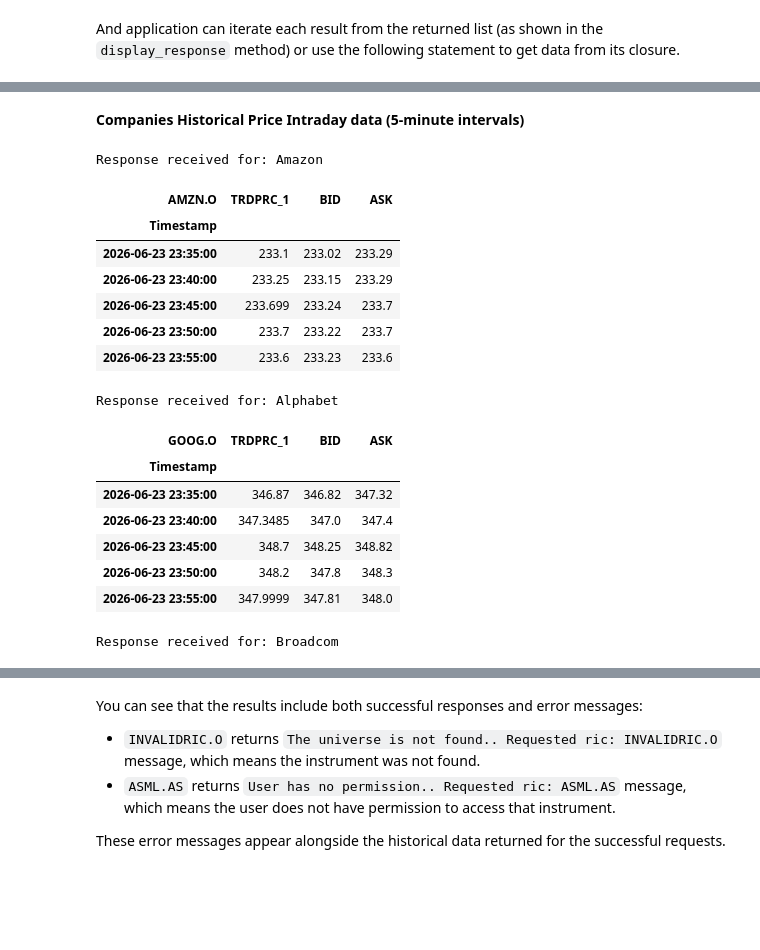
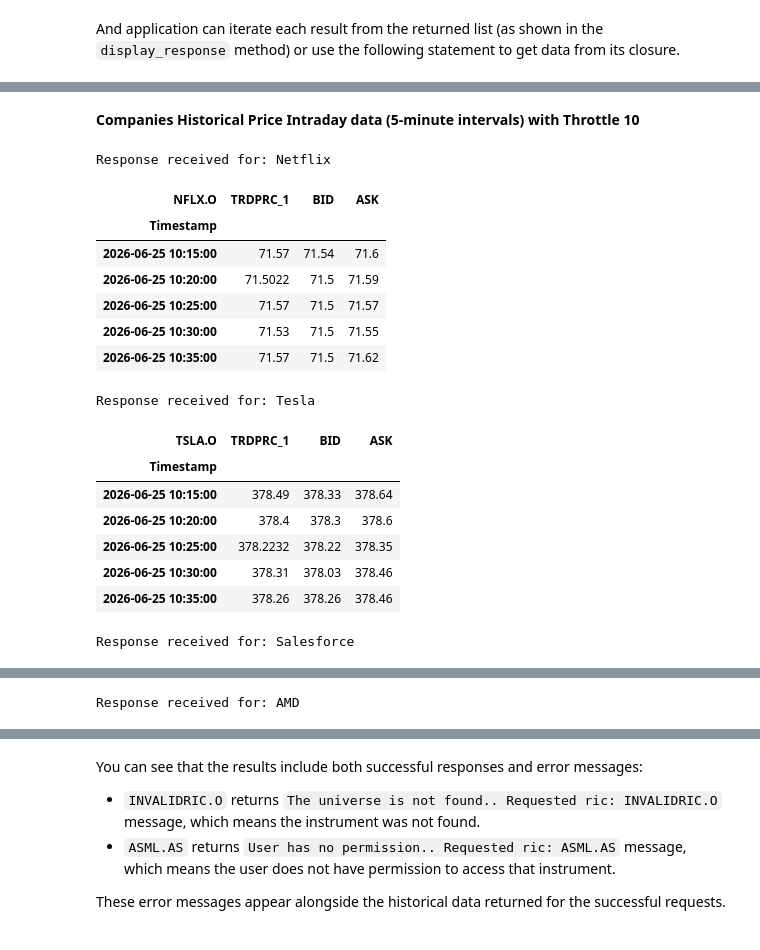
Before and after one commit to LSEG-API-Samples/Example.RDP.DataLibrary.Python.Async, a Jupyter notebook: notebook/ld_notebook_async_gather.ipynb, the cells around one changed output, grey strips where cells are left out. Drawn from its saved outputs; the diff is of its cells as text; code cells hidden in the pictures; blank space fills up the shorter version.

Commit message:
Updated the main notebook and article to use semaphore. The next step is fixing performance notebook.

```diff
--- a/notebook/ld_notebook_async_gather.ipynb
+++ b/notebook/ld_notebook_async_gather.ipynb
@@ -286,42 +394,59 @@ You can use the `asyncio.gather` with `historical_pricing.summaries.Definition`
 # %%
+throttle_limit = 10
+semaphore = asyncio.Semaphore(throttle_limit)  # Number of simultaneous tasks to run
+
+
+async def fetch_intraday_with_throttle(ric, company):
+    """Fetch intraday data for a given RIC and company with concurrency limit."""
+    async with semaphore:
+        return await historical_pricing.summaries.Definition(
+            universe=ric,
+            fields=INTRADAY_FIELDS,
+            count=5,
+            interval=Intervals.FIVE_MINUTES,
+        ).get_data_async(closure=company)
+
+
 try:
-    # Create a concurrent batch of event requests for the first three instruments.
-    # The star-unpack passes each coroutine as a separate argument to gather.
-    tasks = asyncio.gather(
-        *[
-            historical_pricing.summaries.Definition(universe=ric, fields=INTRADAY_FIELDS, count=5, interval = Intervals.FIVE_MINUTES).get_data_async(closure=company)
-            for ric, company in list_of_rics_companies[3:6]
-        ],
-        return_exceptions=True  # Prevent gather from raising immediately on the first exception; we want to collect all results.
+    # Create a concurrent batch of intraday requests with a semaphore limit.
+    tasks = [
+        fetch_intraday_with_throttle(ric, company)
+        for ric, company in list_of_rics_companies[10:30]
+    ]
+
+    historical_data = await asyncio.gather(  # pylint: disable=await-outside-async
+        *tasks,
+        return_exceptions=True
     )
 
-    # Wait for the entire batch to finish and collect all response objects.
-    # Default gather behavior: if any task raises an exception, it is raised at this await line.
-    historical_data = await tasks  # pylint: disable=await-outside-async
-
-    # Display a section header before printing each response output.
-    display(Markdown("**Companies Historical Price Intraday data (5-minute intervals)**"))
-    # Show each response DataFrame on success; otherwise print the HTTP status code.
+    # Show a title for this batch.
+    display(
+        Markdown(
+            "**Companies Historical Price Intraday data (5-minute intervals) "
+            f"with Throttle {throttle_limit}**"
+        )
+    )
+    # Print each result: DataFrame on success, status/error on failure.
     display_response(historical_data)
 except* LDError as errors:
     for error in errors.exceptions:
         print(error)
 # %% [output]
-**Companies Historical Price Intraday data (5-minute intervals)**
+**Companies Historical Price Intraday data (5-minute intervals) with Throttle 10**
-Response received for: Amazon
+Response received for: Netflix
-| AMZN.O | TRDPRC_1 | BID | ASK |
+| NFLX.O | TRDPRC_1 | BID | ASK |
 | Timestamp |  |  |  |
-| 2026-06-23 23:35:00 | 233.1 | 233.02 | 233.29 |
-| 2026-06-23 23:40:00 | 233.25 | 233.15 | 233.29 |
-| 2026-06-23 23:45:00 | 233.699 | 233.24 | 233.7 |
-| 2026-06-23 23:50:00 | 233.7 | 233.22 | 233.7 |
-| 2026-06-23 23:55:00 | 233.6 | 233.23 | 233.6 |
+| 2026-06-25 10:15:00 | 71.57 | 71.54 | 71.6 |
+| 2026-06-25 10:20:00 | 71.5022 | 71.5 | 71.59 |
+| 2026-06-25 10:25:00 | 71.57 | 71.5 | 71.57 |
+| 2026-06-25 10:30:00 | 71.53 | 71.5 | 71.55 |
+| 2026-06-25 10:35:00 | 71.57 | 71.5 | 71.62 |
-Response received for: Alphabet
+Response received for: Tesla
-| GOOG.O | TRDPRC_1 | BID | ASK |
+| TSLA.O | TRDPRC_1 | BID | ASK |
 | Timestamp |  |  |  |
-| 2026-06-23 23:35:00 | 346.87 | 346.82 | 347.32 |
-| 2026-06-23 23:40:00 | 347.3485 | 347.0 | 347.4 |
-| 2026-06-23 23:45:00 | 348.7 | 348.25 | 348.82 |
-| 2026-06-23 23:50:00 | 348.2 | 347.8 | 348.3 |
-| 2026-06-23 23:55:00 | 347.9999 | 347.81 | 348.0 |
+| 2026-06-25 10:15:00 | 378.49 | 378.33 | 378.64 |
+| 2026-06-25 10:20:00 | 378.4 | 378.3 | 378.6 |
+| 2026-06-25 10:25:00 | 378.2232 | 378.22 | 378.35 |
+| 2026-06-25 10:30:00 | 378.31 | 378.03 | 378.46 |
+| 2026-06-25 10:35:00 | 378.26 | 378.26 | 378.46 |
-Response received for: Broadcom
+Response received for: Salesforce
@@ -334,0 +460 @@ Response received for: Broadcom
+Response received for: AMD
```
Also changed, not shown: parts of 14 cells of this notebook, 5 other files.
